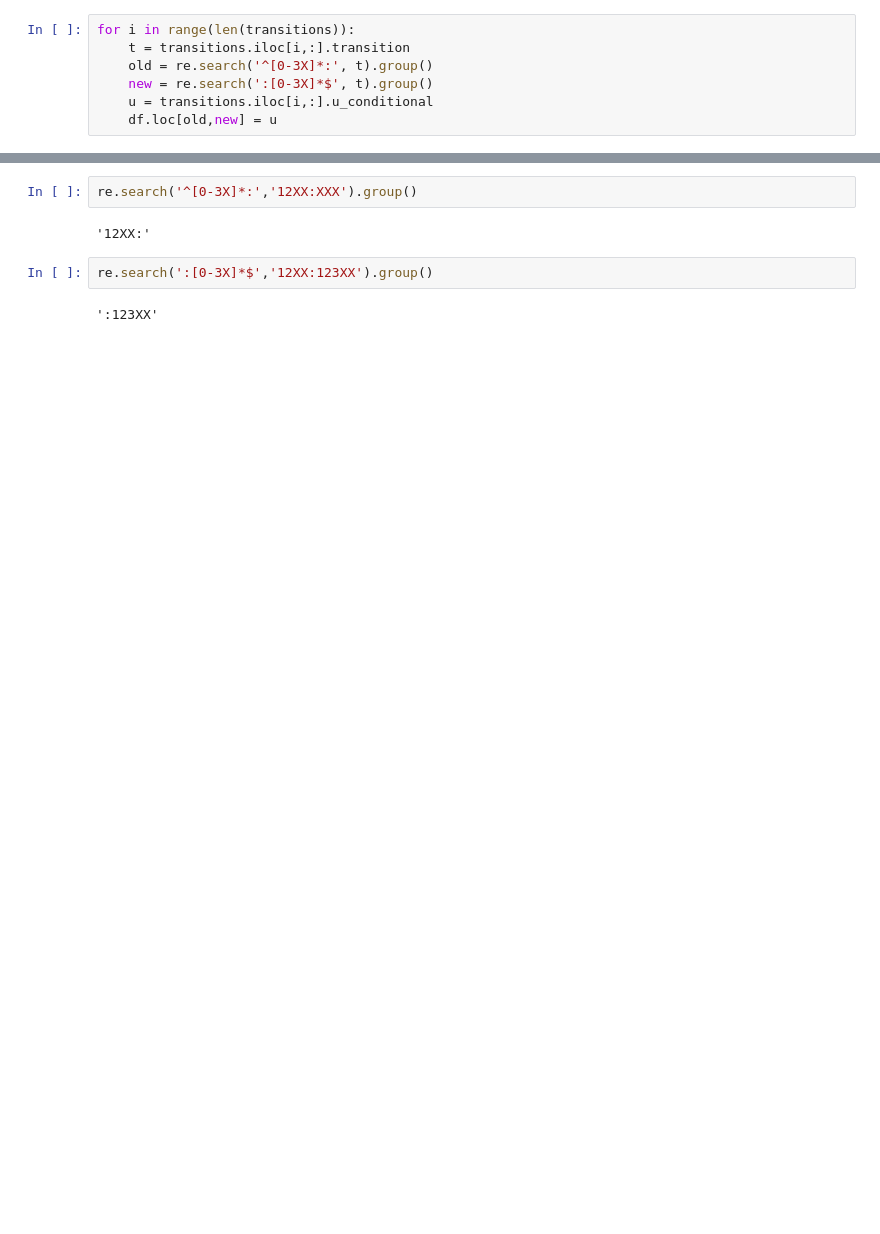
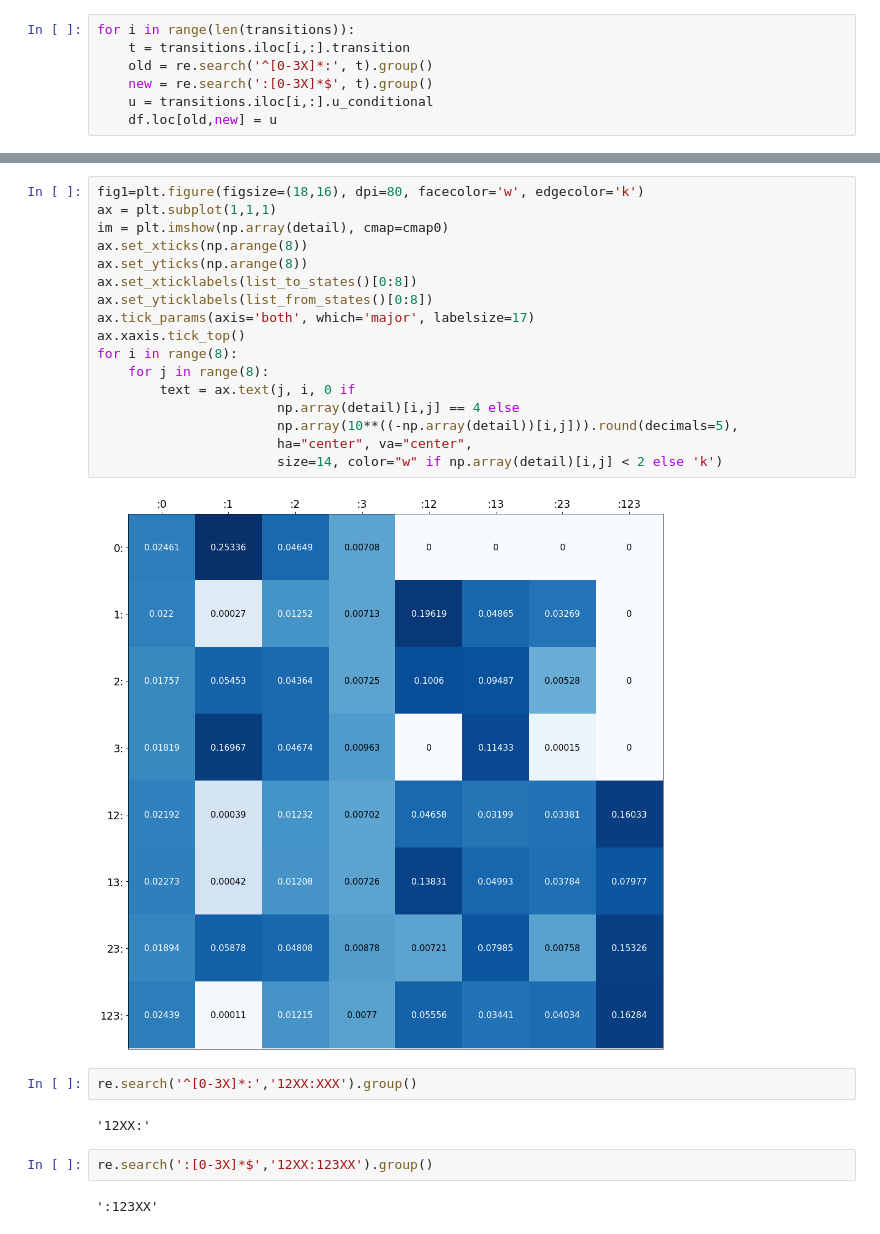
Before and after one commit to seancarverphd/bbanalysis, a Jupyter notebook: code/transition_heatmap.ipynb, the cells around one changed output, grey strips where cells are left out. Saved outputs shown, nothing was run; the diff lists cells and outputs as text; blank space fills up the shorter version.

```diff
--- a/code/transition_heatmap.ipynb
+++ b/code/transition_heatmap.ipynb
@@ -76,3 +80,22 @@ im = plt.imshow(np.array(df))
+# %%
+fig1=plt.figure(figsize=(18,16), dpi=80, facecolor='w', edgecolor='k')
+ax = plt.subplot(1,1,1)
+im = plt.imshow(np.array(detail), cmap=cmap0)
+ax.set_xticks(np.arange(8))
+ax.set_yticks(np.arange(8))
+ax.set_xticklabels(list_to_states()[0:8])
+ax.set_yticklabels(list_from_states()[0:8])
+ax.tick_params(axis='both', which='major', labelsize=17)
+ax.xaxis.tick_top()
+for i in range(8):
+    for j in range(8):
+        text = ax.text(j, i, 0 if
+                       np.array(detail)[i,j] == 4 else
+                       np.array(10**((-np.array(detail))[i,j])).round(decimals=5),
+                       ha="center", va="center",
+                       size=14, color="w" if np.array(detail)[i,j] < 2 else 'k')
+# %% [output]
+[figure, added]
 # %%
 re.search('^[0-3X]*:','12XX:XXX').group()
 # %% [output]
```
Also changed, not shown: parts of 5 cells of this notebook, 2 other files.
